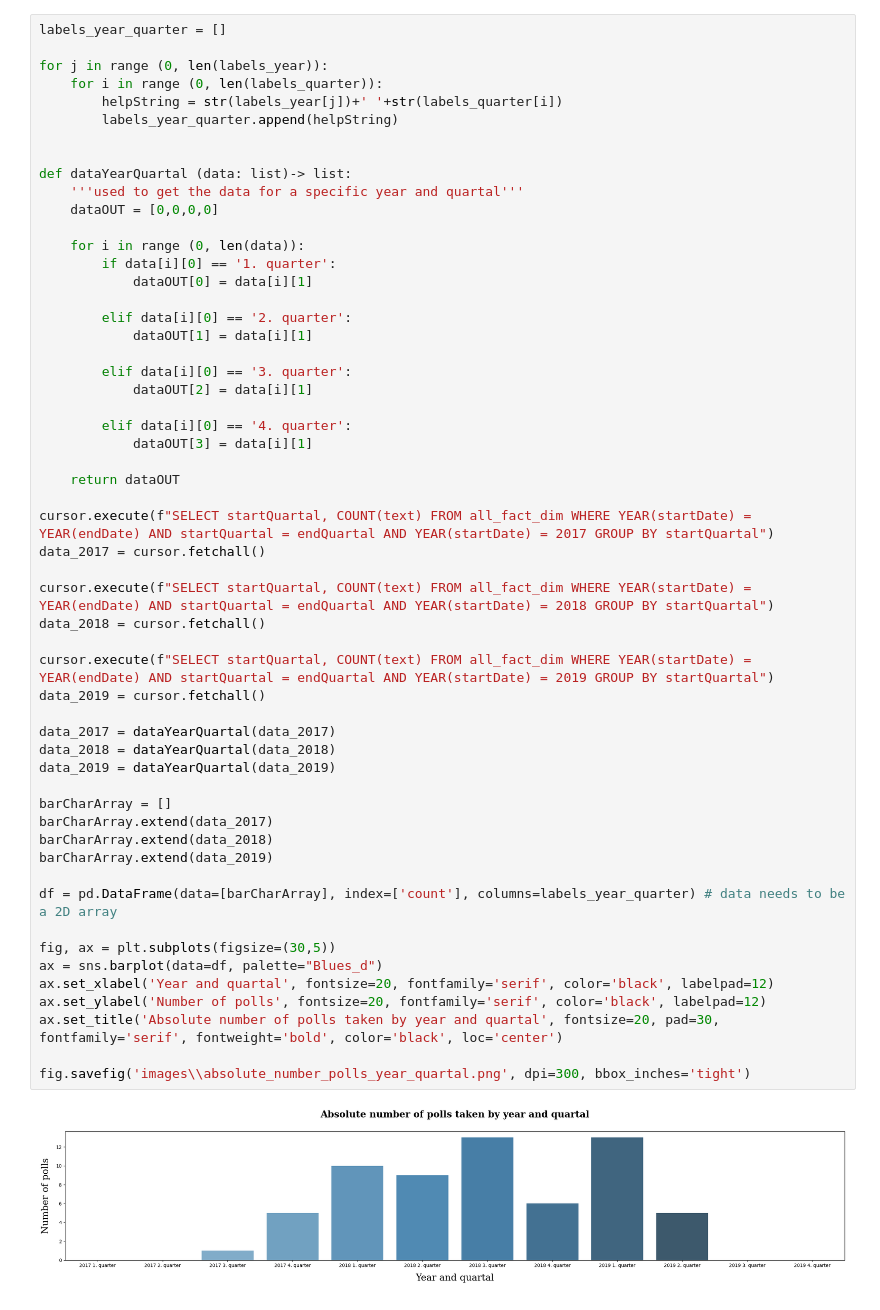
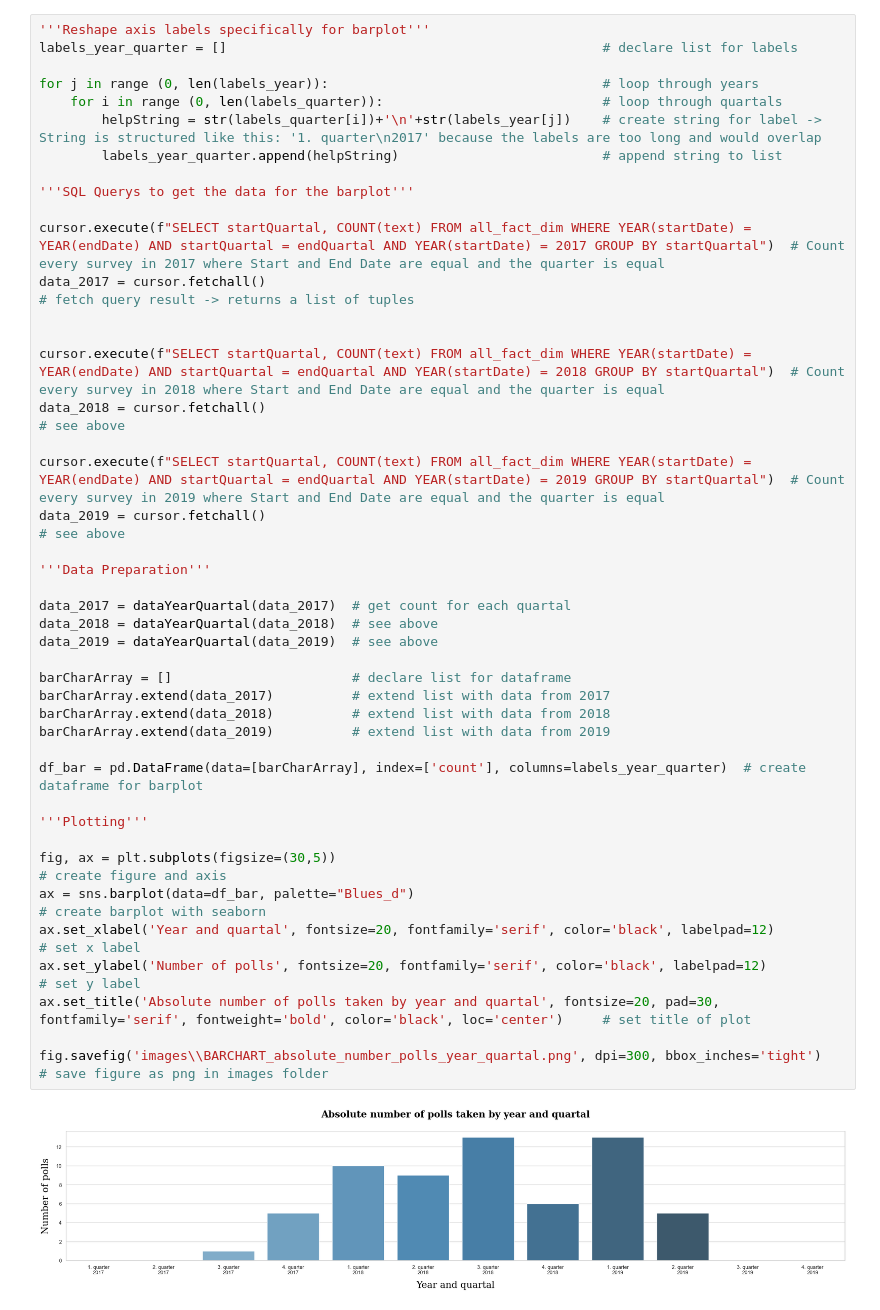
Before and after one commit to ooxiel/OfficePythonProgramming, a Jupyter notebook: Projects/5_Task/src/dataAnalysis.ipynb, the cells around one changed output. Saved outputs shown, nothing was run; the diff lists cells and outputs as text.

```diff
--- a/Projects/5_Task/src/dataAnalysis.ipynb
+++ b/Projects/5_Task/src/dataAnalysis.ipynb
@@ -164,57 +261,45 @@ The barchart was choosen as addition to the heatmap. The heatmap represents the
 # %%
-labels_year_quarter = []
+'''Reshape axis labels specifically for barplot'''
+labels_year_quarter = []                                                # declare list for labels
 
-for j in range (0, len(labels_year)):
-    for i in range (0, len(labels_quarter)):
-        helpString = str(labels_year[j])+' '+str(labels_quarter[i])
-        labels_year_quarter.append(helpString)
+for j in range (0, len(labels_year)):                                   # loop through years
+    for i in range (0, len(labels_quarter)):                            # loop through quartals
+        helpString = str(labels_quarter[i])+'\n'+str(labels_year[j])    # create string for label -> String is structured like this: '1. quarter\n2017' because the labels are too long and would overlap
+        labels_year_quarter.append(helpString)                          # append string to list
+
+'''SQL Querys to get the data for the barplot'''
+
+cursor.execute(f"SELECT startQuartal, COUNT(text) FROM all_fact_dim WHERE YEAR(startDate) = YEAR(endDate) AND startQuartal = endQuartal AND YEAR(startDate) = 2017 GROUP BY startQuartal")  # Count every survey in 2017 where Start and End Date are equal and the quarter is equal
+data_2017 = cursor.fetchall()                                                                                                                                                               # fetch query result -> returns a list of tuples
 
 
-def dataYearQuartal (data: list)-> list:
-    '''used to get the data for a specific year and quartal'''
-    dataOUT = [0,0,0,0]
+cursor.execute(f"SELECT startQuartal, COUNT(text) FROM all_fact_dim WHERE YEAR(startDate) = YEAR(endDate) AND startQuartal = endQuartal AND YEAR(startDate) = 2018 GROUP BY startQuartal")  # Count every survey in 2018 where Start and End Date are equal and the quarter is equal
+data_2018 = cursor.fetchall()                                                                                                                                                               # see above
 
-    for i in range (0, len(data)):
-        if data[i][0] == '1. quarter':
-            dataOUT[0] = data[i][1]
+cursor.execute(f"SELECT startQuartal, COUNT(text) FROM all_fact_dim WHERE YEAR(startDate) = YEAR(endDate) AND startQuartal = endQuartal AND YEAR(startDate) = 2019 GROUP BY startQuartal")  # Count every survey in 2019 where Start and End Date are equal and the quarter is equal
+data_2019 = cursor.fetchall()                                                                                                                                                               # see above
 
-        elif data[i][0] == '2. quarter':
-            dataOUT[1] = data[i][1]
+'''Data Preparation'''
 
-        elif data[i][0] == '3. quarter':
-            dataOUT[2] = data[i][1]
+data_2017 = dataYearQuartal(data_2017)  # get count for each quartal
+data_2018 = dataYearQuartal(data_2018)  # see above
+data_2019 = dataYearQuartal(data_2019)  # see above
 
-        elif data[i][0] == '4. quarter':
-            dataOUT[3] = data[i][1]
+barCharArray = []                       # declare list for dataframe
+barCharArray.extend(data_2017)          # extend list with data from 2017
+barCharArray.extend(data_2018)          # extend list with data from 2018
+barCharArray.extend(data_2019)          # extend list with data from 2019
 
-    return dataOUT
+df_bar = pd.DataFrame(data=[barCharArray], index=['count'], columns=labels_year_quarter)  # create dataframe for barplot
 
-cursor.execute(f"SELECT startQuartal, COUNT(text) FROM all_fact_dim WHERE YEAR(startDate) = YEAR(endDate) AND startQuartal = endQuartal AND YEAR(startDate) = 2017 GROUP BY startQuartal")
-data_2017 = cursor.fetchall()
+'''Plotting'''
 
-cursor.execute(f"SELECT startQuartal, COUNT(text) FROM all_fact_dim WHERE YEAR(startDate) = YEAR(endDate) AND startQuartal = endQuartal AND YEAR(startDate) = 2018 GROUP BY startQuartal")
-data_2018 = cursor.fetchall()
+fig, ax = plt.subplots(figsize=(30,5))                                                                                                                          # create figure and axis
+ax = sns.barplot(data=df_bar, palette="Blues_d")                                                                                                                # create barplot with seaborn
+ax.set_xlabel('Year and quartal', fontsize=20, fontfamily='serif', color='black', labelpad=12)                                                                  # set x label
+ax.set_ylabel('Number of polls', fontsize=20, fontfamily='serif', color='black', labelpad=12)                                                                   # set y label
+ax.set_title('Absolute number of polls taken by year and quartal', fontsize=20, pad=30, fontfamily='serif', fontweight='bold', color='black', loc='center')     # set title of plot
 
-cursor.execute(f"SELECT startQuartal, COUNT(text) FROM all_fact_dim WHERE YEAR(startDate) = YEAR(endDate) AND startQuartal = endQuartal AND YEAR(startDate) = 2019 GROUP BY startQuartal")
-data_2019 = cursor.fetchall()
-
-data_2017 = dataYearQuartal(data_2017)
-data_2018 = dataYearQuartal(data_2018)
-data_2019 = dataYearQuartal(data_2019)
-
-barCharArray = []
-barCharArray.extend(data_2017)
-barCharArray.extend(data_2018)
-barCharArray.extend(data_2019)
-
-df = pd.DataFrame(data=[barCharArray], index=['count'], columns=labels_year_quarter) # data needs to be a 2D array
-
-fig, ax = plt.subplots(figsize=(30,5))
-ax = sns.barplot(data=df, palette="Blues_d")
-ax.set_xlabel('Year and quartal', fontsize=20, fontfamily='serif', color='black', labelpad=12)
-ax.set_ylabel('Number of polls', fontsize=20, fontfamily='serif', color='black', labelpad=12)
-ax.set_title('Absolute number of polls taken by year and quartal', fontsize=20, pad=30, fontfamily='serif', fontweight='bold', color='black', loc='center')
-
-fig.savefig('images\\absolute_number_polls_year_quartal.png', dpi=300, bbox_inches='tight')
+fig.savefig('images\\BARCHART_absolute_number_polls_year_quartal.png', dpi=300, bbox_inches='tight')                                                            # save figure as png in images folder
 # %% [output]
-[figure, old version]
+[figure, new version]
```
Also changed, not shown: parts of 18 cells of this notebook, 7 other files.
